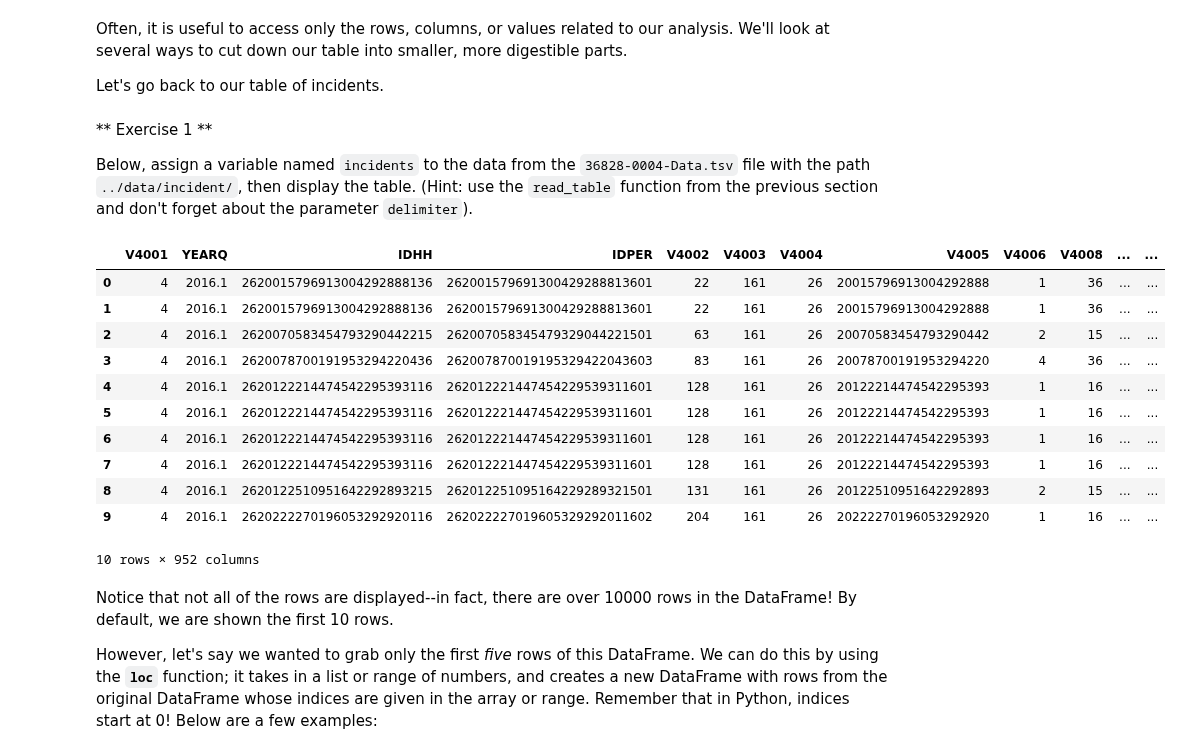
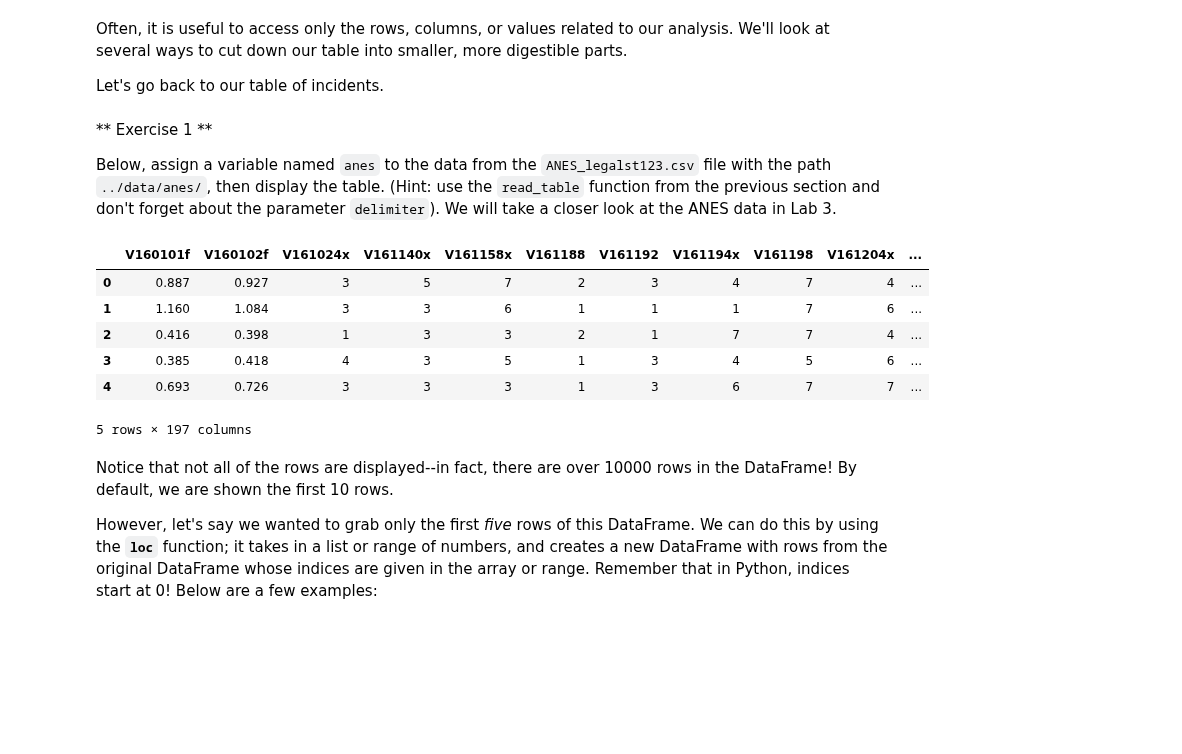
Before and after one commit to ds-modules/LEGALST-190, a Jupyter notebook: LEGALST-123/Lab1/lab1_solutions.ipynb, the cells around one changed output. Cells and saved outputs as stored; diff of their text form; code cells hidden in the pictures; blank space fills up the shorter version.

```diff
--- a/LEGALST-123/Lab1/lab1_solutions.ipynb
+++ b/LEGALST-123/Lab1/lab1_solutions.ipynb
@@ -441,27 +430,22 @@ Let's go back to our table of incidents.
 # %% [markdown]
 ** Exercise 1 **
 
-Below, assign a variable named `incidents` to the data from the `36828-0004-Data.tsv` file with the path `../data/incident/`, then display the table. (Hint: use the `read_table` function from the previous section and don't forget about the parameter `delimiter`).
+Below, assign a variable named `anes` to the data from the `ANES_legalst123.csv` file with the path `../data/anes/`, then display the table. (Hint: use the `read_table` function from the previous section and don't forget about the parameter `delimiter`). We will take a closer look at the ANES data in Lab 3.
 # %%
 # YOUR CODE HERE
 
-incidents = pandas.read_table("36828-0004-Data.tsv", delimiter='\t')
+anes = pandas.read_csv('../data/anes/ANES_legalst123.csv')
 
 #the head function selects the first n rows or default value of 5 rows
-incidents.head(10)
+anes.head(5)
 # %% [output]
-|  | V4001 | YEARQ | IDHH | IDPER | V4002 | V4003 | V4004 | V4005 | V4006 | V4008 | ... | ... |
-| 0 | 4 | 2016.1 | 2620015796913004292888136 | 262001579691300429288813601 | 22 | 161 | 26 | 20015796913004292888 | 1 | 36 | ... | ... |
-| 1 | 4 | 2016.1 | 2620015796913004292888136 | 262001579691300429288813601 | 22 | 161 | 26 | 20015796913004292888 | 1 | 36 | ... | ... |
-| 2 | 4 | 2016.1 | 2620070583454793290442215 | 262007058345479329044221501 | 63 | 161 | 26 | 20070583454793290442 | 2 | 15 | ... | ... |
-| 3 | 4 | 2016.1 | 2620078700191953294220436 | 262007870019195329422043603 | 83 | 161 | 26 | 20078700191953294220 | 4 | 36 | ... | ... |
-| 4 | 4 | 2016.1 | 2620122214474542295393116 | 262012221447454229539311601 | 128 | 161 | 26 | 20122214474542295393 | 1 | 16 | ... | ... |
-| 5 | 4 | 2016.1 | 2620122214474542295393116 | 262012221447454229539311601 | 128 | 161 | 26 | 20122214474542295393 | 1 | 16 | ... | ... |
-| 6 | 4 | 2016.1 | 2620122214474542295393116 | 262012221447454229539311601 | 128 | 161 | 26 | 20122214474542295393 | 1 | 16 | ... | ... |
-| 7 | 4 | 2016.1 | 2620122214474542295393116 | 262012221447454229539311601 | 128 | 161 | 26 | 20122214474542295393 | 1 | 16 | ... | ... |
-| 8 | 4 | 2016.1 | 2620122510951642292893215 | 262012251095164229289321501 | 131 | 161 | 26 | 20122510951642292893 | 2 | 15 | ... | ... |
-| 9 | 4 | 2016.1 | 2620222270196053292920116 | 262022227019605329292011602 | 204 | 161 | 26 | 20222270196053292920 | 1 | 16 | ... | ... |
+|  | V160101f | V160102f | V161024x | V161140x | V161158x | V161188 | V161192 | V161194x | V161198 | V161204x | ... |
+| 0 | 0.887 | 0.927 | 3 | 5 | 7 | 2 | 3 | 4 | 7 | 4 | ... |
+| 1 | 1.160 | 1.084 | 3 | 3 | 6 | 1 | 1 | 1 | 7 | 6 | ... |
+| 2 | 0.416 | 0.398 | 1 | 3 | 3 | 2 | 1 | 7 | 7 | 4 | ... |
+| 3 | 0.385 | 0.418 | 4 | 3 | 5 | 1 | 3 | 4 | 5 | 6 | ... |
+| 4 | 0.693 | 0.726 | 3 | 3 | 3 | 1 | 3 | 6 | 7 | 7 | ... |
-10 rows × 952 columns
+5 rows × 197 columns
 # %% [markdown]
 Notice that not all of the rows are displayed--in fact, there are over 10000 rows in the DataFrame! By default, we are shown the first 10 rows.
 
```
Also changed, not shown: parts of 20 cells of this notebook, 2 other files.
